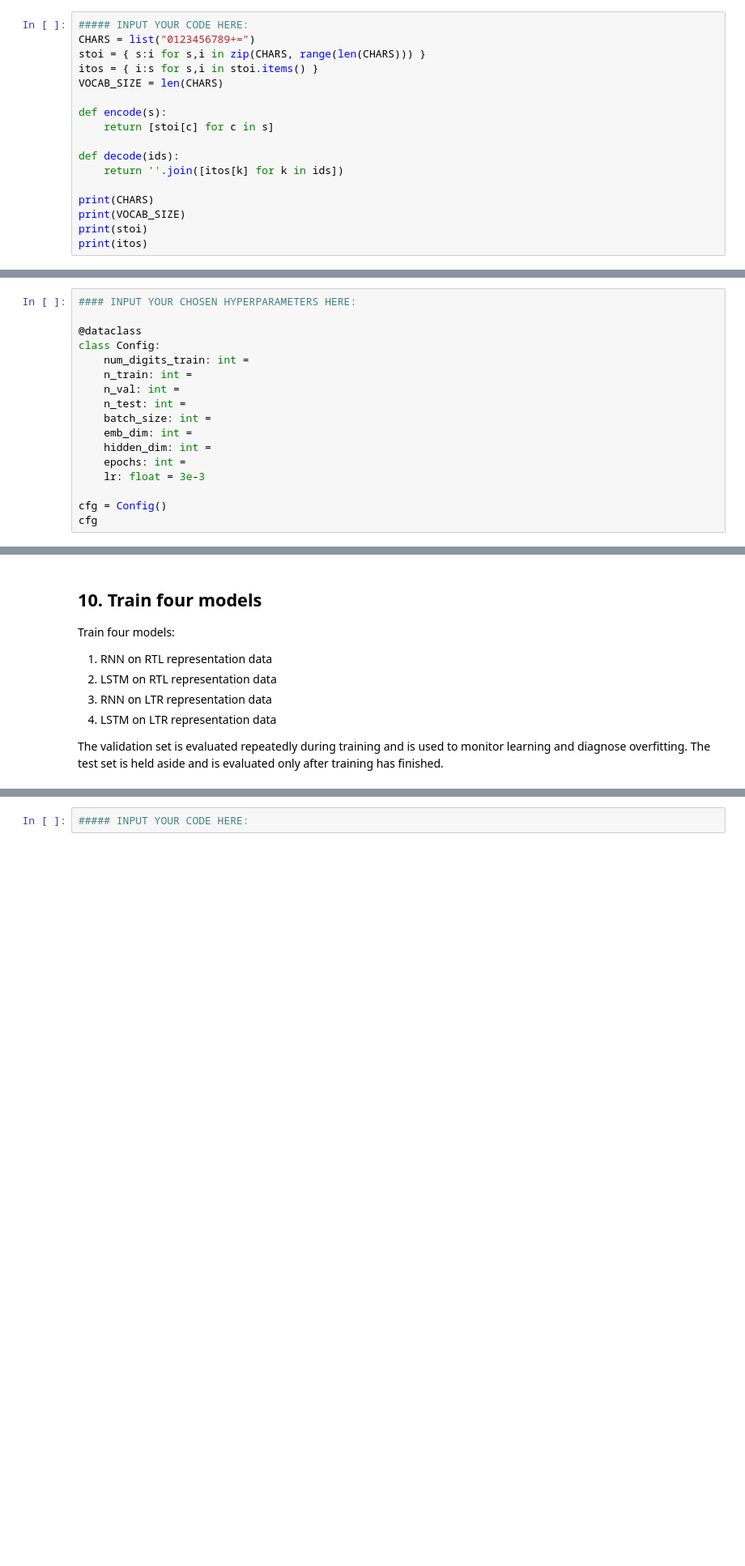
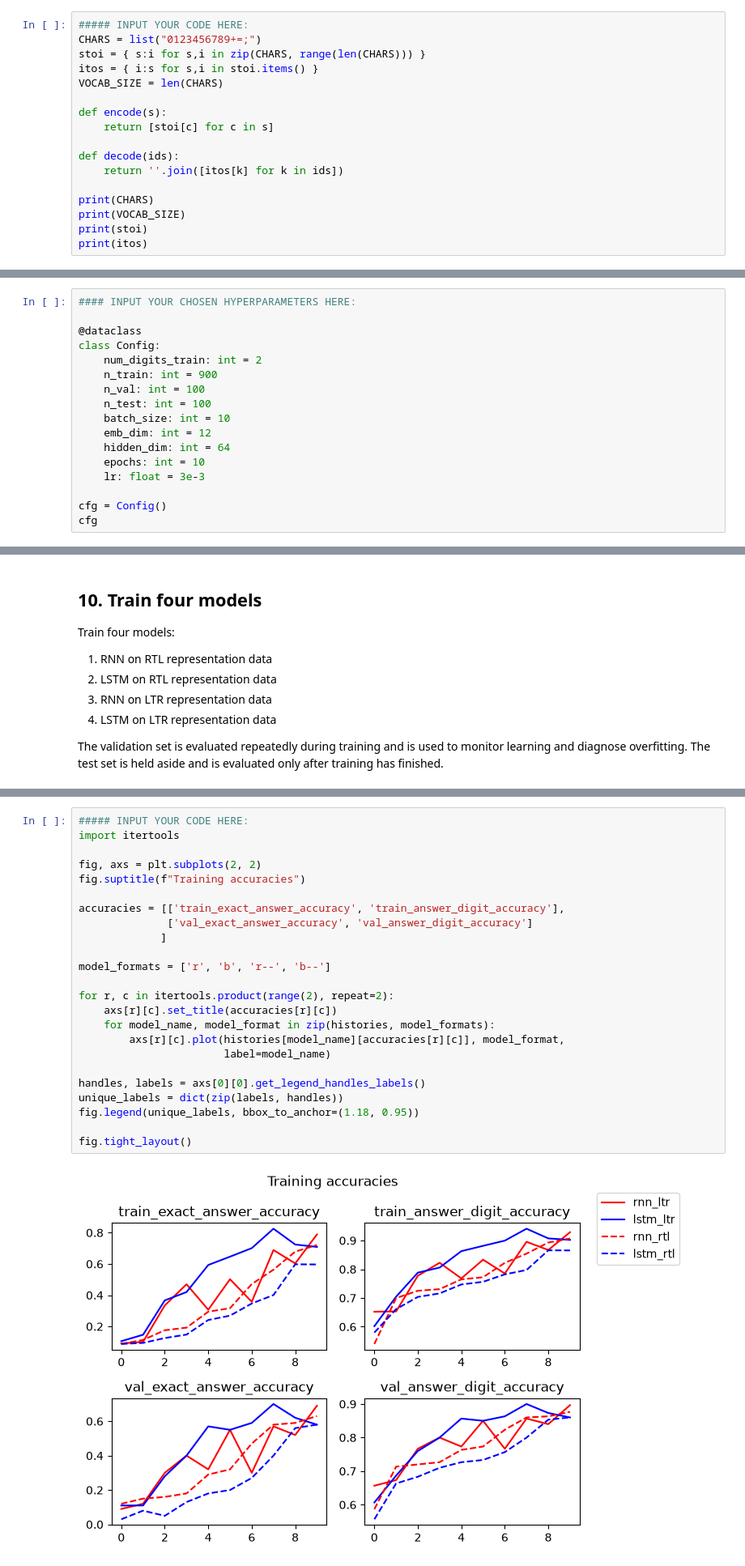
Before and after one commit to 9yifanchen9/MATH3881-5881, a Jupyter notebook: assignment/Assignment_MATH38815881.ipynb, the cells around one changed output, grey strips where cells are left out. Shown at 81% size. Drawn from its saved outputs; the diff is of its cells as text; blank space fills up the shorter version.

```diff
--- a/assignment/Assignment_MATH38815881.ipynb
+++ b/assignment/Assignment_MATH38815881.ipynb
@@ -132,7 +132,7 @@ Complete the code cell below to do the following:
 7. Print the vocabulary, its size, and both lookup dictionaries to verify your implementation.
 # %%
 ##### INPUT YOUR CODE HERE:
-CHARS = list("0123456789+=")
+CHARS = list("0123456789+=;")
 stoi = { s:i for s,i in zip(CHARS, range(len(CHARS))) }
 itos = { i:s for s,i in stoi.items() }
 VOCAB_SIZE = len(CHARS)
@@ -623,14 +623,14 @@ The statement `cfg = Config()` creates one configuration object containing these
 
 @dataclass
 class Config:
-    num_digits_train: int =
-    n_train: int =
-    n_val: int =
-    n_test: int =
-    batch_size: int =
-    emb_dim: int =
-    hidden_dim: int =
-    epochs: int =
+    num_digits_train: int = 2
+    n_train: int = 900
+    n_val: int = 100
+    n_test: int = 100
+    batch_size: int = 10
+    emb_dim: int = 12
+    hidden_dim: int = 64
+    epochs: int = 10
     lr: float = 3e-3
 
 cfg = Config()
@@ -748,6 +784,30 @@ Next, use the dictionary `test_results` to construct a summary table containing
 Sort the rows first by representation direction and then by model type.
 # %%
 ##### INPUT YOUR CODE HERE:
+import itertools
+
+fig, axs = plt.subplots(2, 2)
+fig.suptitle(f"Training accuracies")
+
+accuracies = [['train_exact_answer_accuracy', 'train_answer_digit_accuracy'],
+              ['val_exact_answer_accuracy', 'val_answer_digit_accuracy']
+             ]
+
+model_formats = ['r', 'b', 'r--', 'b--']
+
+for r, c in itertools.product(range(2), repeat=2):
+    axs[r][c].set_title(accuracies[r][c])
+    for model_name, model_format in zip(histories, model_formats):
+        axs[r][c].plot(histories[model_name][accuracies[r][c]], model_format,
+                       label=model_name)
+
+handles, labels = axs[0][0].get_legend_handles_labels()
+unique_labels = dict(zip(labels, handles))
+fig.legend(unique_labels, bbox_to_anchor=(1.18, 0.95))
+
+fig.tight_layout()
+# %% [output]
+[figure, added]
 # %% [markdown]
 ## 12. Inspect predictions for each model
 
```
Also changed, not shown: parts of 10 cells of this notebook.
